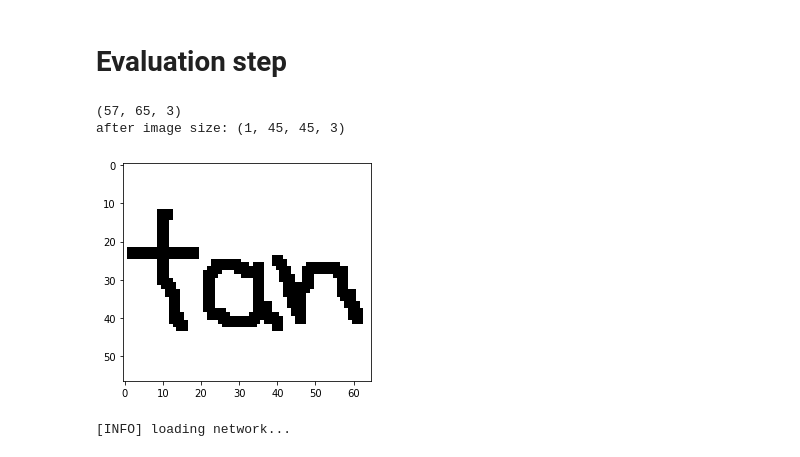
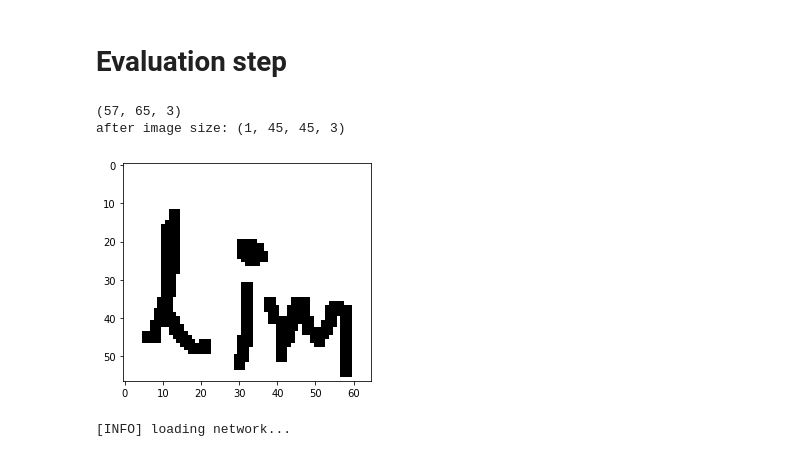
Before and after one commit to Hinakoushar-Tatakoti/Hand-written-Math-sysmbol-recognization, a Jupyter notebook: Hnadwritten_Math_Symobol_Model.ipynb, the cells around one changed output. Drawn from its saved outputs; the diff is of its cells as text; code cells hidden in the pictures.

```diff
--- a/Hnadwritten_Math_Symobol_Model.ipynb
+++ b/Hnadwritten_Math_Symobol_Model.ipynb
@@ -434,20 +433,20 @@ import cv2
 import os
 # %%
 # load the image
-image = cv2.imread("/content/sample_data/tan1.png")
+image = cv2.imread("/content/sample_data/lim.png")
 print(image.shape)
 output = imutils.resize(image, width=400)
 plt.imshow(image)
 # pre-process the image for classification
 image = cv2.resize(image, (45, 45))
 image = image.astype("float") / 255.0
 image = img_to_array(image)
 image = np.expand_dims(image, axis=0)
 print("after image size:",image.shape)
 # %% [output]
 (57, 65, 3)
 after image size: (1, 45, 45, 3)
-[figure, old version]
+[figure, new version]
 # %%
 # load the trained convolutional neural network and the multi-label
 # binarizer
```
Also changed, not shown: parts of 8 cells of this notebook.
